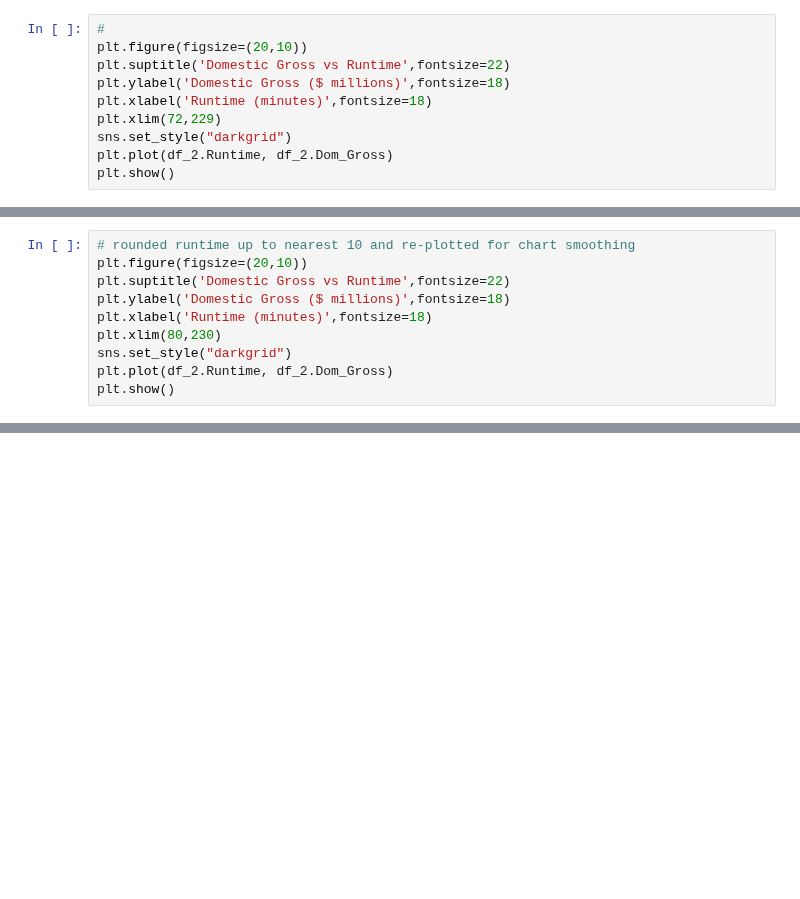
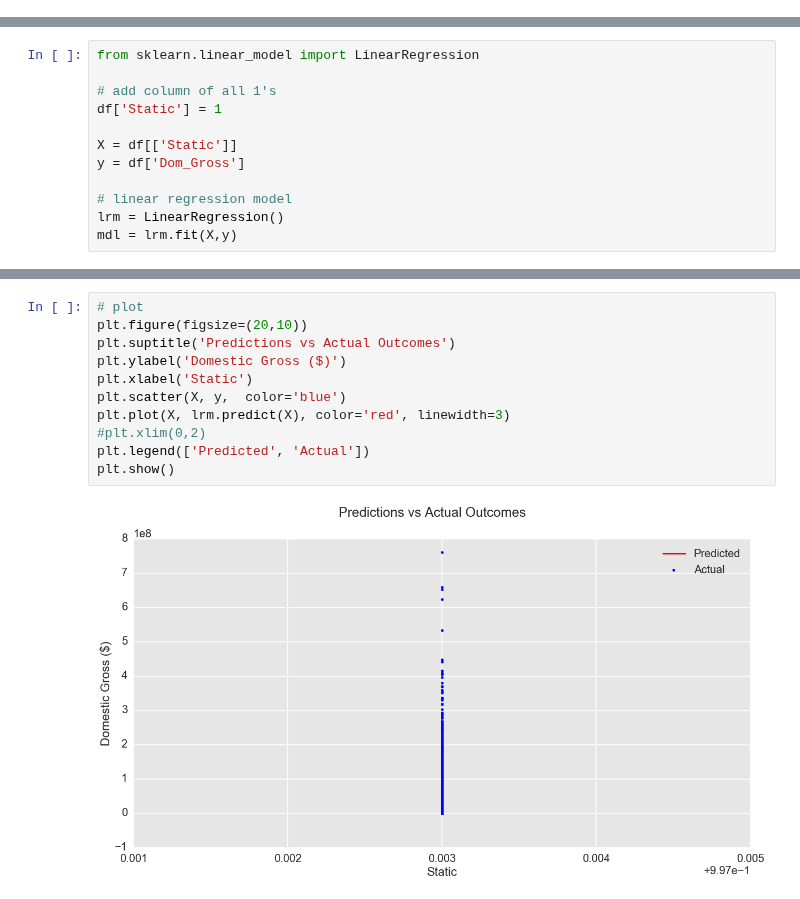
Before and after one commit to robinsones/dsp, a Jupyter notebook: challenges/submissions/03-linear_splitting/bryant/03-linear_splitting.ipynb, the cells around one changed output, grey strips where cells are left out. Saved outputs shown, nothing was run; the diff lists cells and outputs as text; blank space fills up the shorter version.

```diff
--- a/challenges/submissions/03-linear_splitting/bryant/03-linear_splitting.ipynb
+++ b/challenges/submissions/03-linear_splitting/bryant/03-linear_splitting.ipynb
@@ -106,10 +50,0 @@ df_2 = df_2.set_index(df_2.Dom_Gross)
-# %%
-#
-plt.figure(figsize=(20,10))
-plt.suptitle('Domestic Gross vs Runtime',fontsize=22)
-plt.ylabel('Domestic Gross ($ millions)',fontsize=18)
-plt.xlabel('Runtime (minutes)',fontsize=18)
-plt.xlim(72,229)
-sns.set_style("darkgrid")
-plt.plot(df_2.Runtime, df_2.Dom_Gross)
-plt.show()
@@ -127,10 +50,0 @@ df_2 = df_2.set_index(df_2.Dom_Gross)
-# %%
-# rounded runtime up to nearest 10 and re-plotted for chart smoothing
-plt.figure(figsize=(20,10))
-plt.suptitle('Domestic Gross vs Runtime',fontsize=22)
-plt.ylabel('Domestic Gross ($ millions)',fontsize=18)
-plt.xlabel('Runtime (minutes)',fontsize=18)
-plt.xlim(80,230)
-sns.set_style("darkgrid")
-plt.plot(df_2.Runtime, df_2.Dom_Gross)
-plt.show()
@@ -221,0 +54,12 @@ ___
+# %%
+from sklearn.linear_model import LinearRegression
+
+# add column of all 1's
+df['Static'] = 1
+
+X = df[['Static']]
+y = df['Dom_Gross']
+
+# linear regression model
+lrm = LinearRegression()
+mdl = lrm.fit(X,y)
@@ -221,0 +78,13 @@ ___
+# %%
+# plot
+plt.figure(figsize=(20,10))
+plt.suptitle('Predictions vs Actual Outcomes')
+plt.ylabel('Domestic Gross ($)')
+plt.xlabel('Static')
+plt.scatter(X, y,  color='blue')
+plt.plot(X, lrm.predict(X), color='red', linewidth=3)
+#plt.xlim(0,2)
+plt.legend(['Predicted', 'Actual'])
+plt.show()
+# %% [output]
+[figure, added]
```
Also changed, not shown: parts of 36 cells of this notebook.
